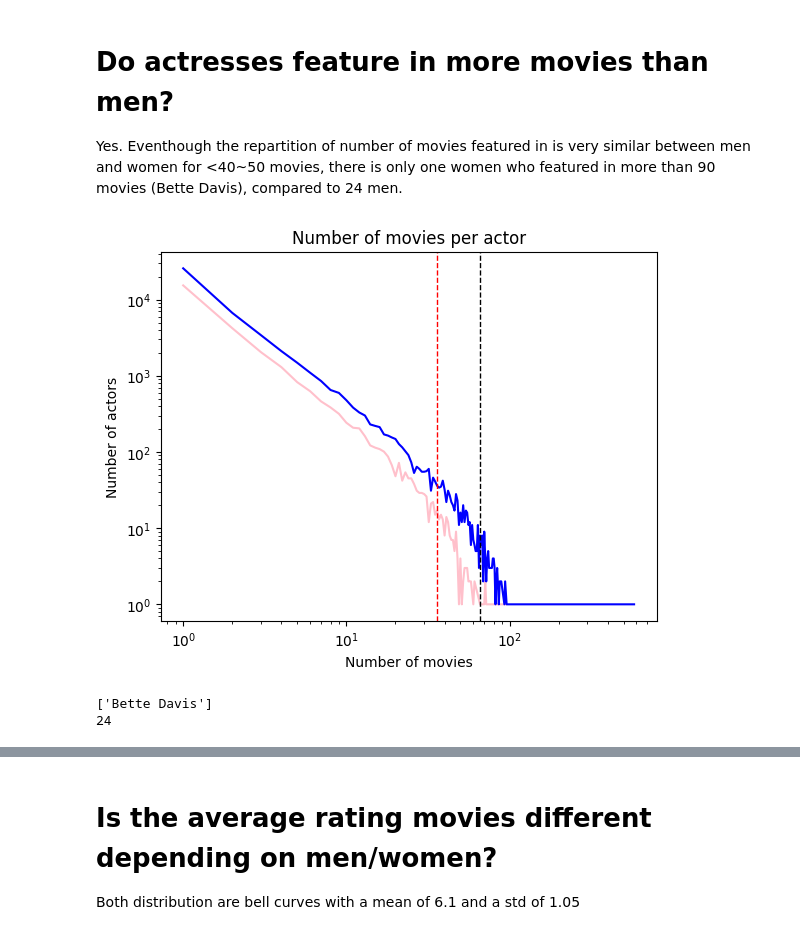
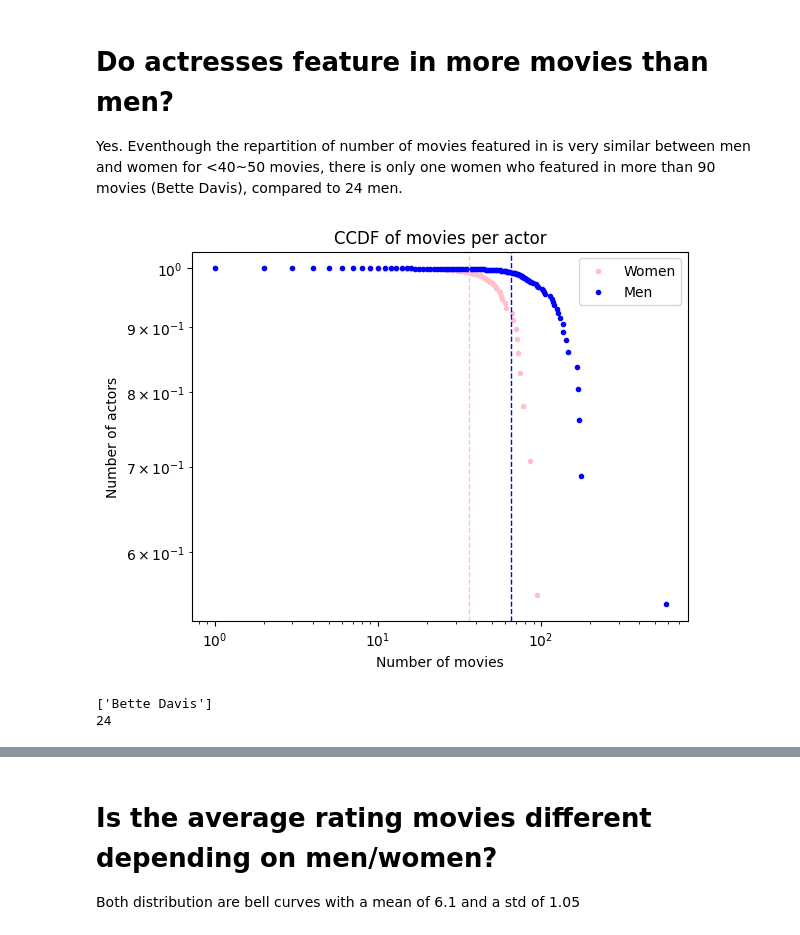
Before and after one commit to epfl-ada/ada-2022-project-armada, a Jupyter notebook: Maxime.ipynb, the cells around one changed output, grey strips where cells are left out. Drawn from its saved outputs; the diff is of its cells as text; code cells hidden in the pictures.

Commit message:
graph MaJ

```diff
--- a/Maxime.ipynb
+++ b/Maxime.ipynb
@@ -202,32 +196,31 @@ Yes. Eventhough the repartition of number of movies featured in is very similar
 # %%
 working_data_f_movies = working_data_f.groupby('nb_movies').size()
 working_data_m_movies = working_data_m.groupby('nb_movies').size()
 
+working_data_f_movies = working_data_f_movies / working_data_f_movies.sum()
+working_data_m_movies = working_data_m_movies / working_data_m_movies.sum()
+
 # Plot number of movies distribution per gender
-plt.plot(working_data_f_movies.index, working_data_f_movies, label="Women", color='pink')
-plt.plot(working_data_m_movies.index, working_data_m_movies, label="Men", color='blue')
+plt.scatter(working_data_f_movies.index, working_data_f_movies.cumsum()[::-1], label="Women", color='pink', marker = '.')
+plt.scatter(working_data_m_movies.index, working_data_m_movies.cumsum()[::-1], label="Men", color='blue', marker = '.')
 
 # Add vertical line at the mean
-plt.axvline(working_data_m_movies.index.values.mean(), color='black', linestyle='dashed', linewidth=1)
-plt.axvline(working_data_f_movies.index.values.mean(), color='red', linestyle='dashed', linewidth=1)
-plt.title('Number of movies per actor')
+plt.axvline(working_data_m_movies.index.values.mean(), color='blue', linestyle='dashed', linewidth=1)
+plt.axvline(working_data_f_movies.index.values.mean(), color='pink', linestyle='dashed', linewidth=1)
+plt.title('CCDF of movies per actor')
 plt.xlabel('Number of movies')
 plt.ylabel('Number of actors')
+plt.legend()
 plt.loglog()
-plt.legend
 plt.show()
-
-# Faire graphe poire avec Y: nb films, pas d'axe X mais 2 poires, une pour homme et une pour femmes,
-# et la largeur de la poire = nb d'acteurs/rices qui ont fait ce nombre de films
 
 # Get actor name based on freebase_actor_ID
 print(character_data[character_data.freebase_actor_ID ==\
      working_data_f[working_data_f.nb_movies > 90].freebase_actor_ID.values[0]].actor_name.unique())
 
-
 # Number of actors who featured in more than 90 movies
 print(working_data_m[working_data_m.nb_movies > 90].freebase_actor_ID.count())
 # %% [output]
-[figure, old version]
+[figure, new version]
 ['Bette Davis']
 24
```
Also changed, not shown: parts of 6 cells of this notebook.
